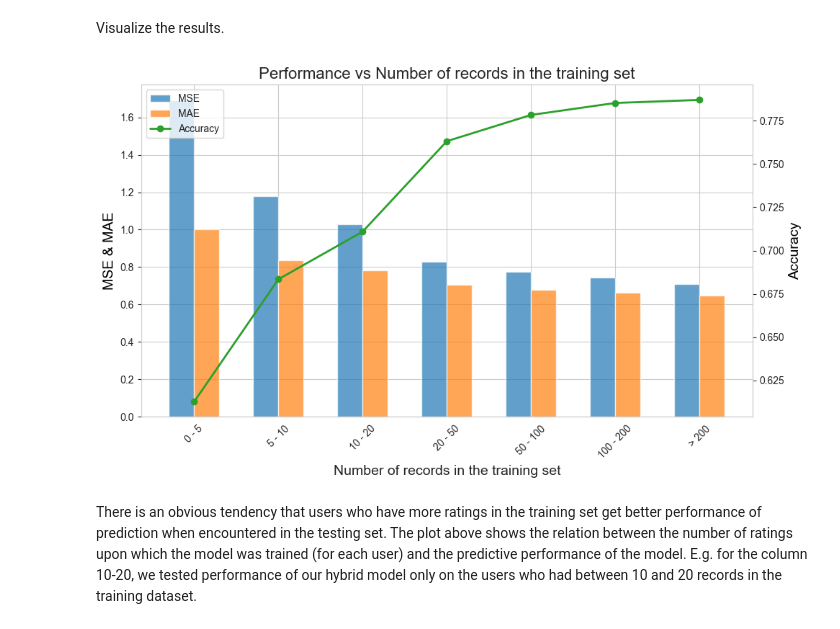
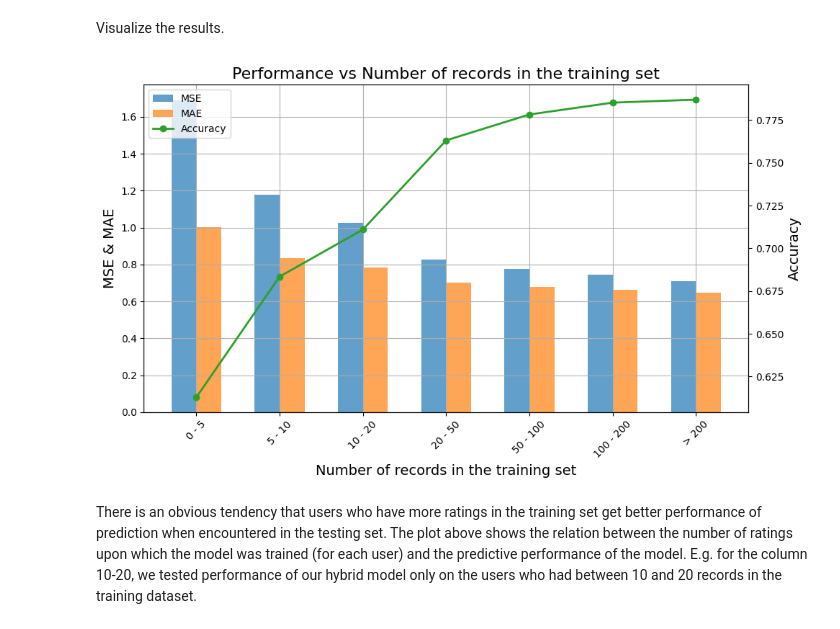
Before and after one commit to vasia-korz/recommendation-system, a Jupyter notebook: analysis.ipynb, the cells around one changed output. Saved outputs shown, nothing was run; the diff lists cells and outputs as text; code cells hidden in the pictures.

```diff
--- a/analysis.ipynb
+++ b/analysis.ipynb
@@ -91,41 +92,9 @@ hybrid_step(thresholds[-1])
 # %% [markdown]
 Visualize the results.
 # %%
-mse_values = [results[thresh]['mse'] for thresh in thresholds]
-mae_values = [results[thresh]['mae'] for thresh in thresholds]
-accuracy_values = [results[thresh]['accuracy'] for thresh in thresholds]
-
-bar_width = 0.3
-thresholds_indices = np.arange(len(thresholds))
-
-fig, ax1 = plt.subplots(figsize=(10, 6))
-
-bars1 = ax1.bar(thresholds_indices - bar_width/2, mse_values, bar_width, label='MSE', color='tab:blue', alpha=0.7)
-bars2 = ax1.bar(thresholds_indices + bar_width/2, mae_values, bar_width, label='MAE', color='tab:orange', alpha=0.7)
-
-ax2 = ax1.twinx()
-ax2.plot(thresholds_indices, accuracy_values, marker='o', label='Accuracy', color='tab:green', linewidth=2)
-
-ax1.set_xlabel('Number of records in the training set', fontsize=14)
-ax1.set_ylabel('MSE & MAE', color='black', fontsize=14)
-ax2.set_ylabel('Accuracy', color='black', fontsize=14)
-
-range_labels = [f'{thresholds[i]} - {thresholds[i+1]}' for i in range(len(thresholds)-1)]
-range_labels.append(f'> {thresholds[-1]}')
-ax1.set_xticks(thresholds_indices)
-ax1.set_xticklabels(range_labels, rotation=45)
-
-plt.title('Performance vs Number of records in the training set', fontsize=16)
-lines_labels = [bars1, bars2, ax2.get_lines()[0]]
-labels = [line.get_label() for line in lines_labels]
-ax1.legend(lines_labels, labels, loc='upper left')
-
-ax1.grid(True)
-ax2.grid(False)
-fig.tight_layout()
-plt.show()
+hybrid_metrics_by_user_records(results, thresholds)
 # %% [output]
-[figure, old version]
+[figure, new version]
 # %% [markdown]
 There is an obvious tendency that users who have more ratings in the training set get better performance of prediction when encountered in the testing set. The plot above shows the relation between the number of ratings upon which the model was trained (for each user) and the predictive performance of the model. E.g. for the column 10-20, we tested performance of our hybrid model only on the users who had between 10 and 20 records in the training dataset.
 # %% [markdown]
```
Also changed, not shown: parts of 5 cells of this notebook, 2 other files.
